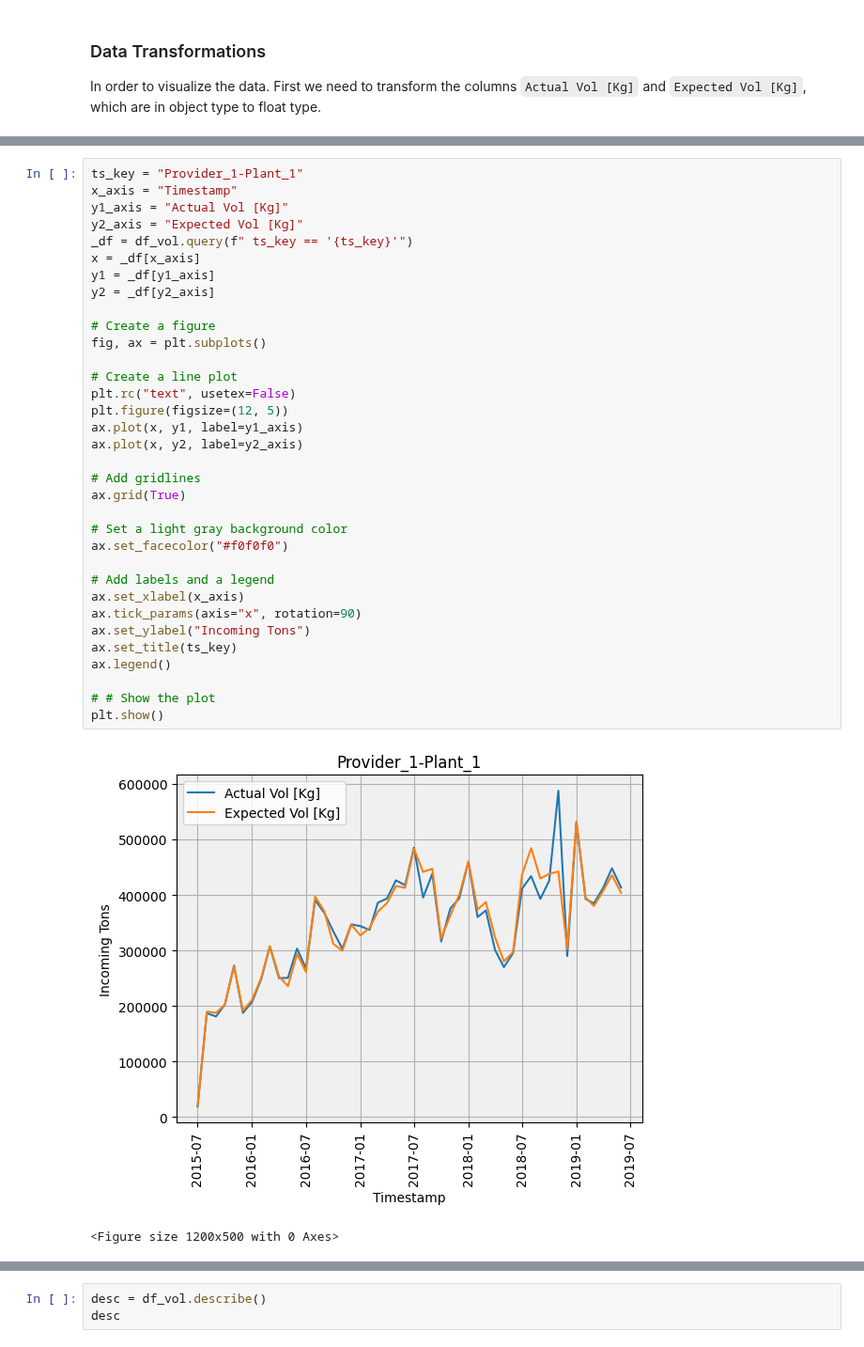
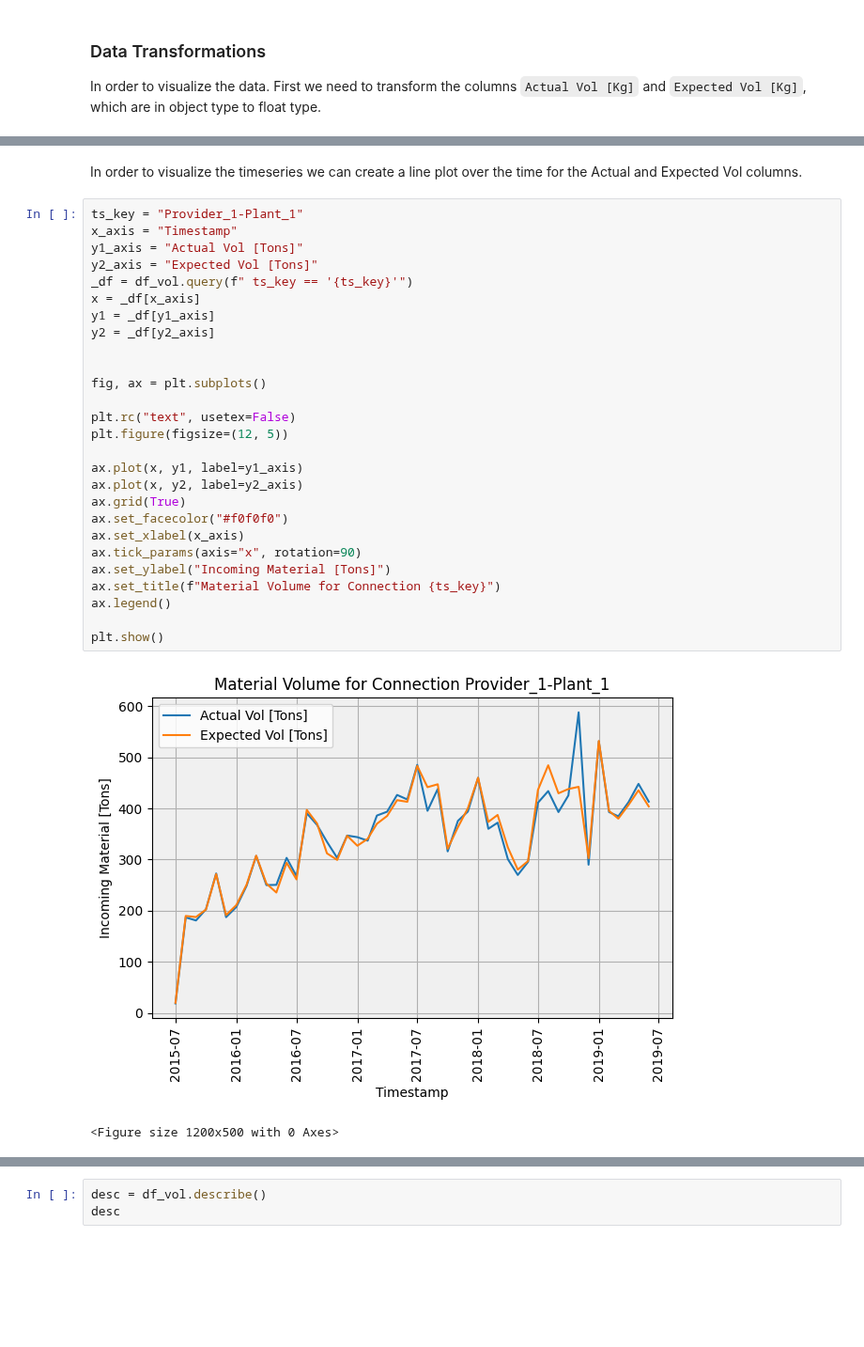
Before and after one commit to john2408/project_data_analytics, a Jupyter notebook: references/project-proposal.ipynb, the cells around one changed output, grey strips where cells are left out. Shown at 94% size. Cells and saved outputs as stored; diff of their text form; blank space fills up the shorter version.

Commit message:
created timeseries visualization with pdf

```diff
--- a/references/project-proposal.ipynb
+++ b/references/project-proposal.ipynb
@@ -215,40 +217,35 @@ Data columns (total 10 columns):
  9   Expected Vol [Tons]  46951 non-null  float64
 dtypes: datetime64[ns](1), float64(4), int64(2), object(3)
 memory usage: 3.9+ MB
+# %% [markdown]
+In order to visualize the timeseries we can create a line plot over the time for the Actual and Expected Vol columns.
 # %%
 ts_key = "Provider_1-Plant_1"
 x_axis = "Timestamp"
-y1_axis = "Actual Vol [Kg]"
-y2_axis = "Expected Vol [Kg]"
+y1_axis = "Actual Vol [Tons]"
+y2_axis = "Expected Vol [Tons]"
 _df = df_vol.query(f" ts_key == '{ts_key}'")
 x = _df[x_axis]
 y1 = _df[y1_axis]
 y2 = _df[y2_axis]
 
-# Create a figure
+
 fig, ax = plt.subplots()
 
-# Create a line plot
 plt.rc("text", usetex=False)
 plt.figure(figsize=(12, 5))
+
 ax.plot(x, y1, label=y1_axis)
 ax.plot(x, y2, label=y2_axis)
-
-# Add gridlines
 ax.grid(True)
-
-# Set a light gray background color
 ax.set_facecolor("#f0f0f0")
-
-# Add labels and a legend
 ax.set_xlabel(x_axis)
 ax.tick_params(axis="x", rotation=90)
-ax.set_ylabel("Incoming Tons")
-ax.set_title(ts_key)
+ax.set_ylabel("Incoming Material [Tons]")
+ax.set_title(f"Material Volume for Connection {ts_key}")
 ax.legend()
 
-# # Show the plot
 plt.show()
 # %% [output]
-[figure, old version]
+[figure, new version]
 <Figure size 1200x500 with 0 Axes>
```
Also changed, not shown: parts of 7 cells of this notebook, 1 other file.
